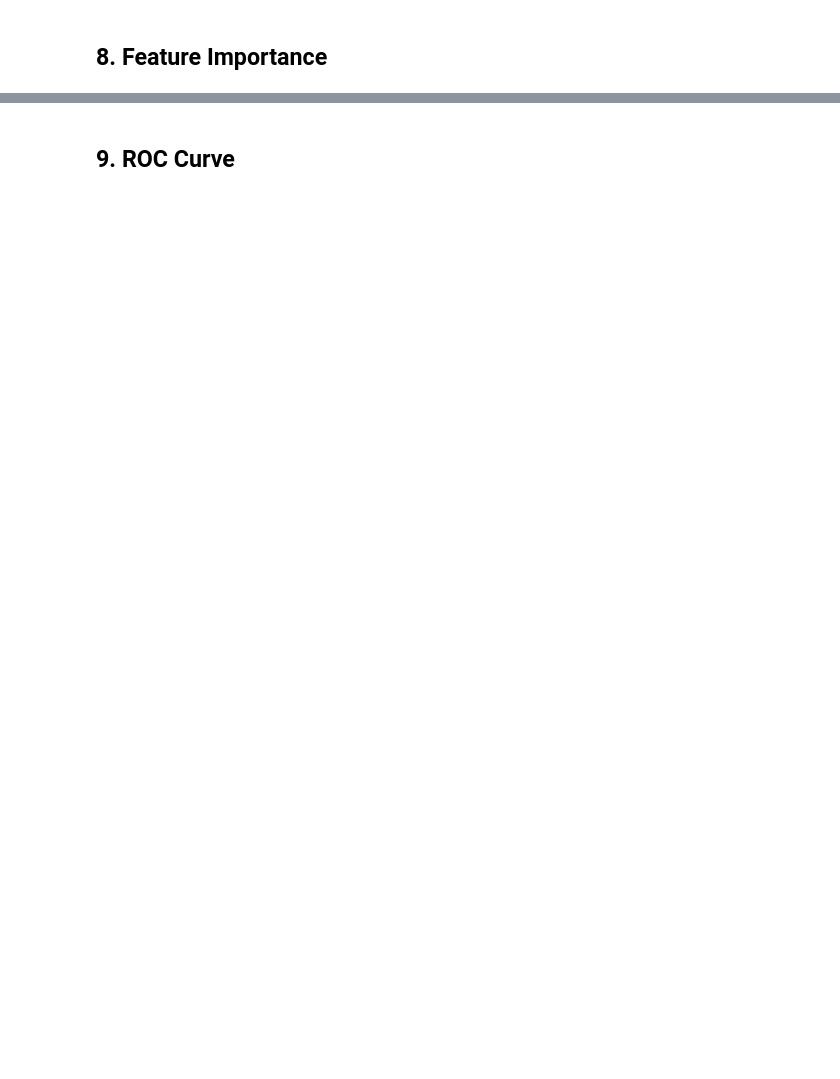
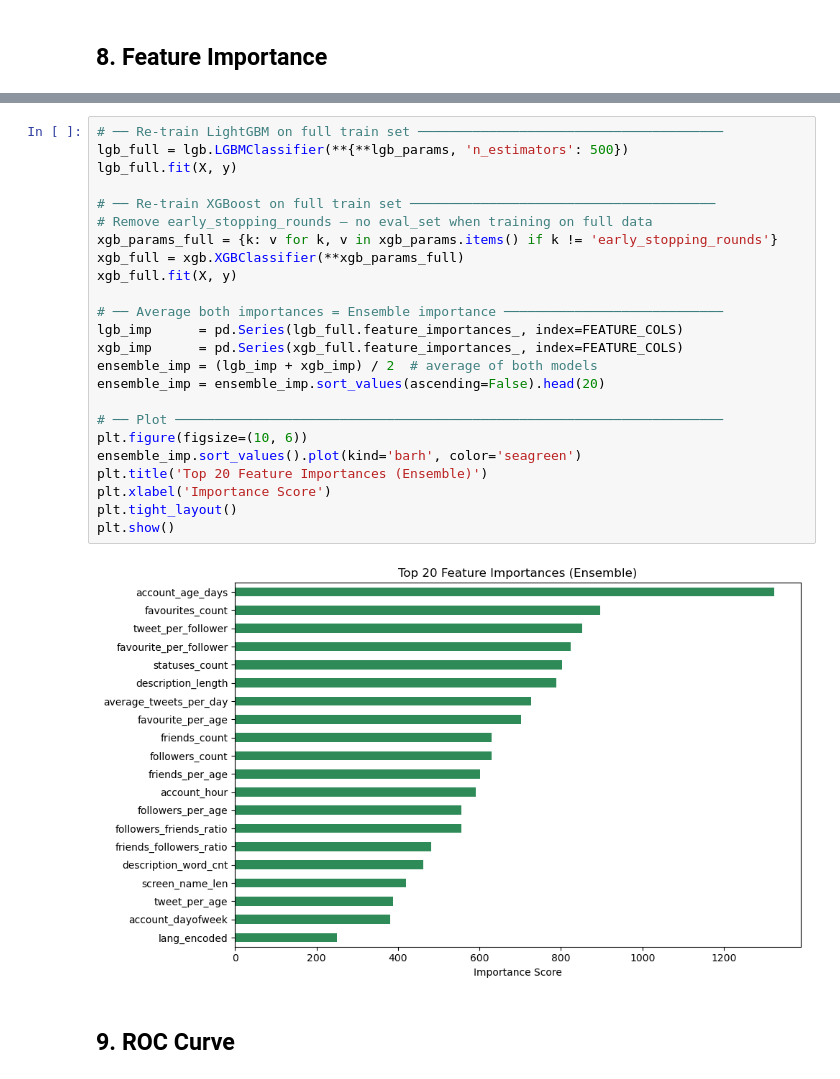
Before and after one commit to haunk/Twitter-Bot-account-prediction, a Jupyter notebook: twitter_bot_detection.ipynb, the cells around one changed output, grey strips where cells are left out. Cells and saved outputs as stored; diff of their text form; blank space fills up the shorter version.

```diff
--- a/twitter_bot_detection.ipynb
+++ b/twitter_bot_detection.ipynb
@@ -403,3 +521,29 @@ plt.show()
+# %%
+# ── Re-train LightGBM on full train set ───────────────────────────────────────
+lgb_full = lgb.LGBMClassifier(**{**lgb_params, 'n_estimators': 500})
+lgb_full.fit(X, y)
+
+# ── Re-train XGBoost on full train set ───────────────────────────────────────
+# Remove early_stopping_rounds — no eval_set when training on full data
+xgb_params_full = {k: v for k, v in xgb_params.items() if k != 'early_stopping_rounds'}
+xgb_full = xgb.XGBClassifier(**xgb_params_full)
+xgb_full.fit(X, y)
+
+# ── Average both importances = Ensemble importance ────────────────────────────
+lgb_imp      = pd.Series(lgb_full.feature_importances_, index=FEATURE_COLS)
+xgb_imp      = pd.Series(xgb_full.feature_importances_, index=FEATURE_COLS)
+ensemble_imp = (lgb_imp + xgb_imp) / 2  # average of both models
+ensemble_imp = ensemble_imp.sort_values(ascending=False).head(20)
+
+# ── Plot ──────────────────────────────────────────────────────────────────────
+plt.figure(figsize=(10, 6))
+ensemble_imp.sort_values().plot(kind='barh', color='seagreen')
+plt.title('Top 20 Feature Importances (Ensemble)')
+plt.xlabel('Importance Score')
+plt.tight_layout()
+plt.show()
+# %% [output]
+[figure, added]
 # %% [markdown]
 ## 9. ROC Curve
 # %%
```
Also changed, not shown: parts of 14 cells of this notebook, 2 other files.
